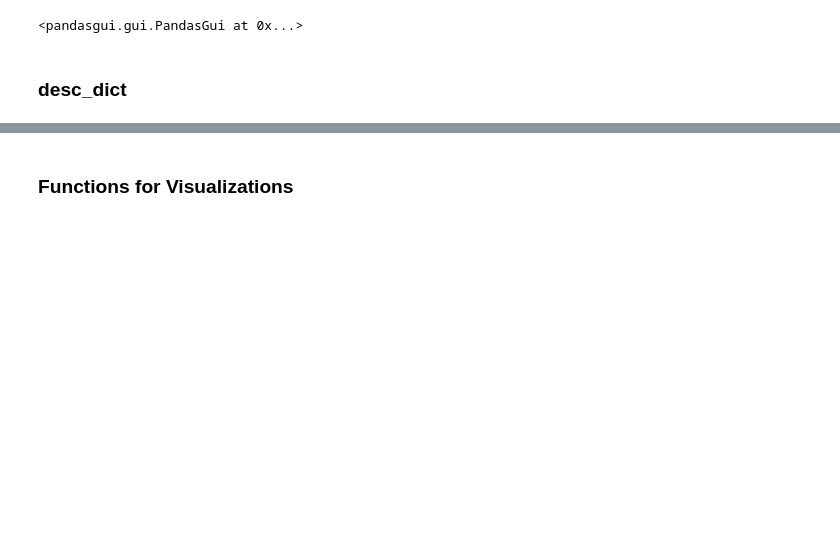
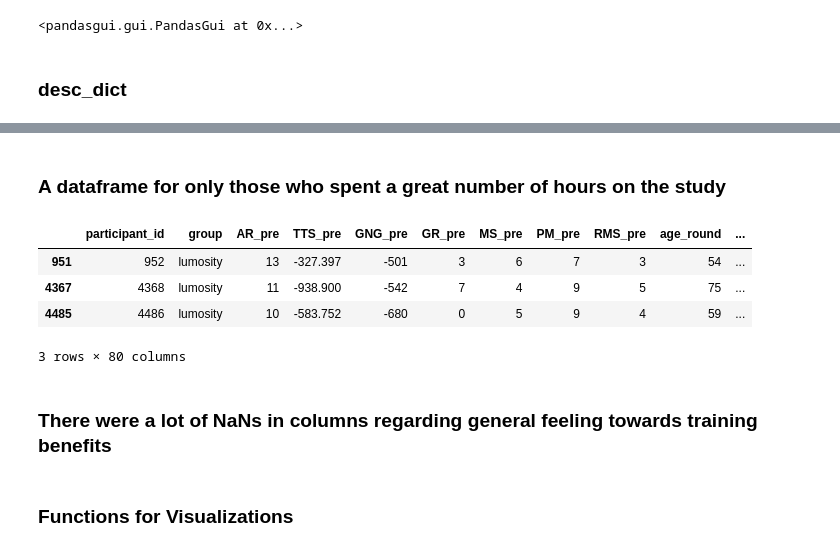
Before and after one commit to YKH2020/cool-datasets-lumosity, a Jupyter notebook: analysis.ipynb, the cells around one changed output, grey strips where cells are left out. Saved outputs shown, nothing was run; the diff lists cells and outputs as text; code cells hidden in the pictures; blank space fills up the shorter version.

```diff
--- a/analysis.ipynb
+++ b/analysis.ipynb
@@ -49,0 +77,13 @@ desc_dict
+# %% [markdown]
+### A dataframe for only those who spent a __great number of hours__ on the study
+# %%
+exclusions_great_hours_df = exclusions_df.query('est_hours >= 150')
+exclusions_great_hours_df
+# %% [output]
+|  | participant_id | group | AR_pre | TTS_pre | GNG_pre | GR_pre | MS_pre | PM_pre | RMS_pre | age_round | ... |
+| 951 | 952 | lumosity | 13 | -327.397 | -501 | 3 | 6 | 7 | 3 | 54 | ... |
+| 4367 | 4368 | lumosity | 11 | -938.900 | -542 | 7 | 4 | 9 | 5 | 75 | ... |
+| 4485 | 4486 | lumosity | 10 | -583.752 | -680 | 0 | 5 | 9 | 4 | 59 | ... |
+3 rows × 80 columns
+# %% [markdown]
+### There were a lot of NaNs in columns regarding __general feeling towards training benefits__
```
Also changed, not shown: parts of 35 cells of this notebook, 1 other file.
